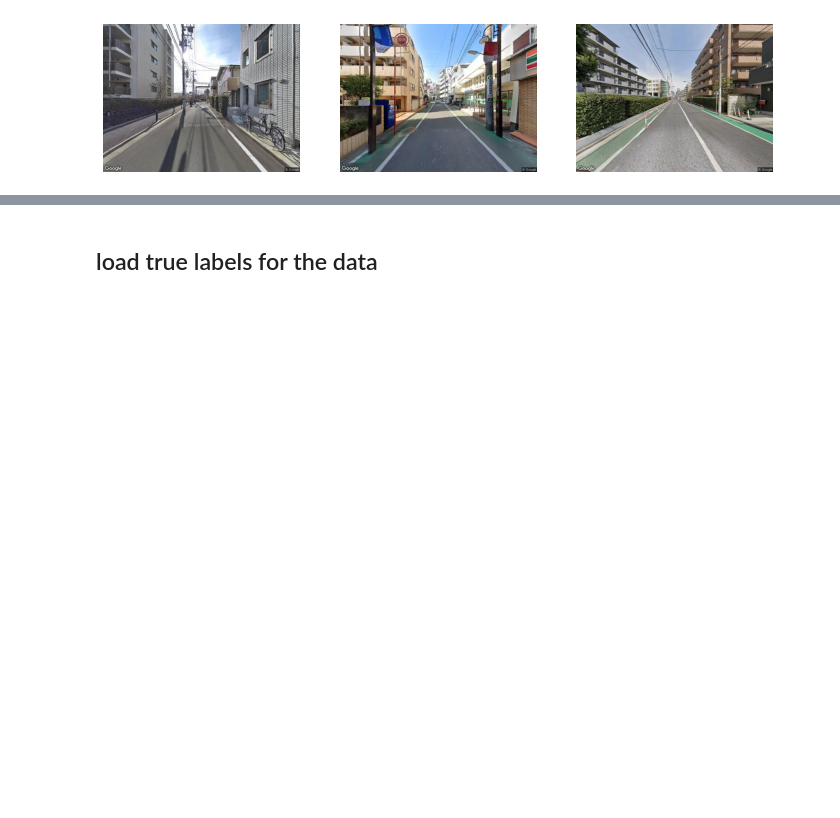
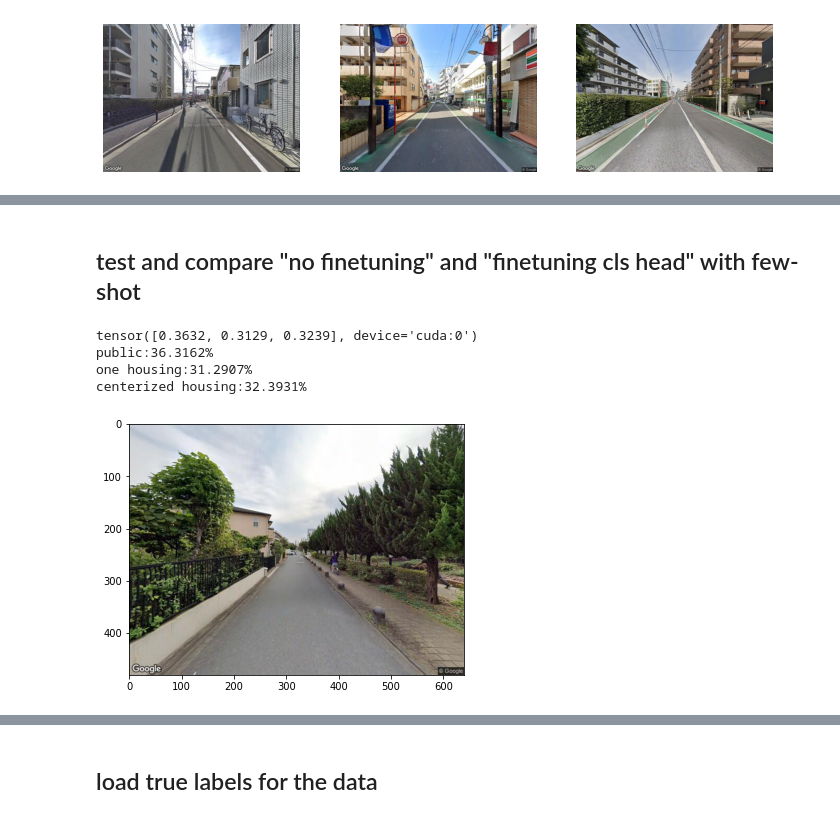
Before and after one commit to LimboWK/vit_pretrained_pytorch, a Jupyter notebook: analysis/vit_example.ipynb, the cells around one changed output, grey strips where cells are left out. Cells and saved outputs as stored; diff of their text form; code cells hidden in the pictures; blank space fills up the shorter version.

Commit message:
add finetuning cls_head network to evaluate the difference with/without finetuning. The current fewshot config is 3-ways, 3-shots

```diff
--- a/analysis/vit_example.ipynb
+++ b/analysis/vit_example.ipynb
@@ -45,7 +59,7 @@ Loaded pretrained weights.
 # first we try 3-way, 3-shot, meaning that we have three images for above classes.
 nways = 3
 nshots = 3
-data_root = "/mnt/data/projects/wankun01/playground/cv/ViT-PyTorch/imgs"
+data_root = "../imgs"
 public_set = ["zLW_BVRbb_Vi7qiI1bqvsw.jpg", "_dtiPwWJp7hGyjVzRvn-fQ.jpg", "0eiRArv0qPHxXulFxPCvcg.jpg"]
 one_set = ["_V3fRyr4aQWC0cboxU00nQ.jpg", "1HDDK4WHB3ZSHFfI1eyxqg.jpg", "6e9BZHBr7hHw6ukme2Tsfg.jpg"]
 center_set = ["1UbKSUbcZ1WWtXqTBktP9w.jpg", "2imsDO2BncseuhMbCYe6Ag.jpg", "2ZzmVyV9HsqIDgfa5lS1eA.jpg"]
@@ -107,13 +119,3 @@ def extract_feature_vector(img_path, show=False):
     with torch.no_grad():
         outputs = model(img.to(device), logits=True).squeeze(0)
     return F.normalize(outputs, dim=0)
-# %%
-# test with an example img
-def make_fewshots_pred_noft(img_path):
-    pmatrix = torch.empty(3, 768)
-    test_vector = extract_feature_vector(img_path, show=True)
-    pmatrix = torch.cat(representations, dim=0)
-    # print(pmatrix.shape)
-    prediction = nn.Softmax(dim=0)(torch.matmul(pmatrix, test_vector))
-    print(prediction)
-    print(ground_truth[torch.argmax(prediction).item()])
@@ -125,0 +128,19 @@ one housing
+# %%
+# define finetune data --> support set
+X = []
+y = []
+for fn in public_set:
+    img_path = os.path.join(data_root, fn)
+    X.append(extract_feature_vector(img_path).unsqueeze(0))
+    y.append(0)
+for fn in one_set:
+    img_path = os.path.join(data_root, fn)
+    X.append(extract_feature_vector(img_path).unsqueeze(0))
+    y.append(1)
+for fn in center_set:
+    img_path = os.path.join(data_root, fn)
+    X.append(extract_feature_vector(img_path).unsqueeze(0))
+    y.append(2)
+X = torch.cat(X, dim=0).to(device)
+y = torch.tensor(y, dtype=torch.long).to(device)
+print(X.shape, y.shape)
@@ -125,0 +220,20 @@ one housing
+# %% [markdown]
+## test and compare "no finetuning" and "finetuning cls head" with few-shot
+# %%
+test_img_path = os.path.join(data_root, "3C9MI5Q1Lpvg8PUJijn_UA.jpg")
+# %%
+# no finetuning
+def make_fewshots_pred_noft(img_path, pmatrix=pmatrix):
+    test_vector = extract_feature_vector(img_path, show=True)
+    # print(pmatrix.shape)
+    prediction = nn.Softmax(dim=0)(torch.matmul(pmatrix, test_vector))
+    print(prediction)
+    for key, value in ground_truth.items():
+        print(f"{value}:{prediction[key]*100:.04f}%")
+make_fewshots_pred_noft(test_img_path)
+# %% [output]
+tensor([0.3632, 0.3129, 0.3239], device='cuda:0')
+public:36.3162%
+one housing:31.2907%
+centerized housing:32.3931%
+[figure, added]
```
Also changed, not shown: parts of 16 cells of this notebook.
